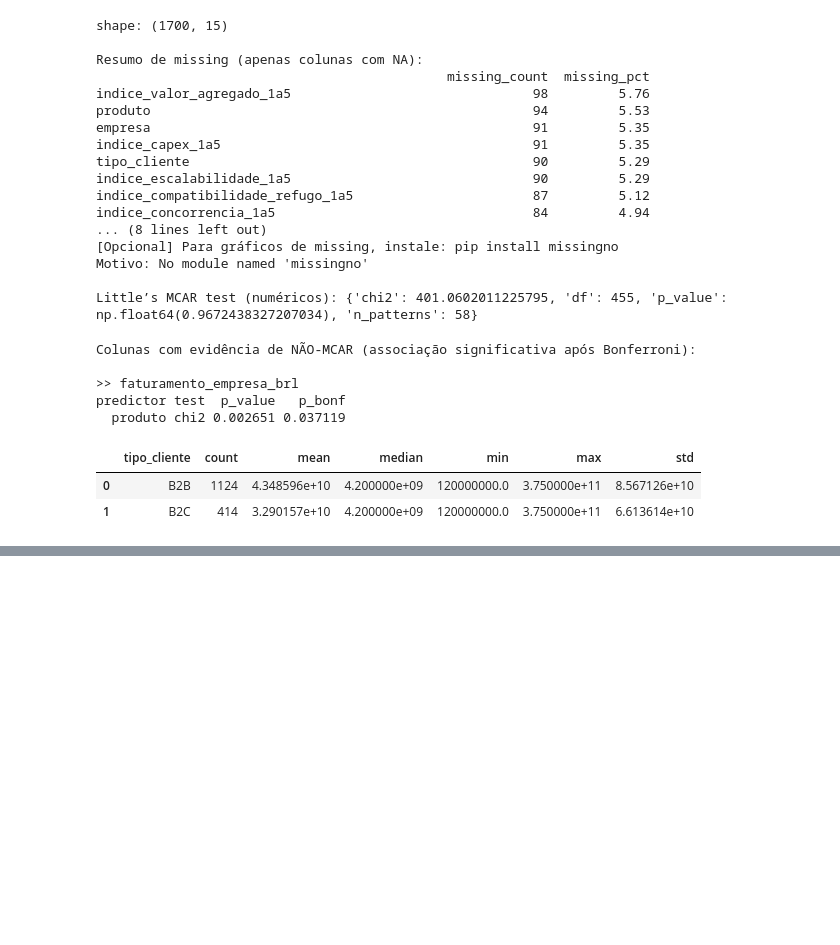
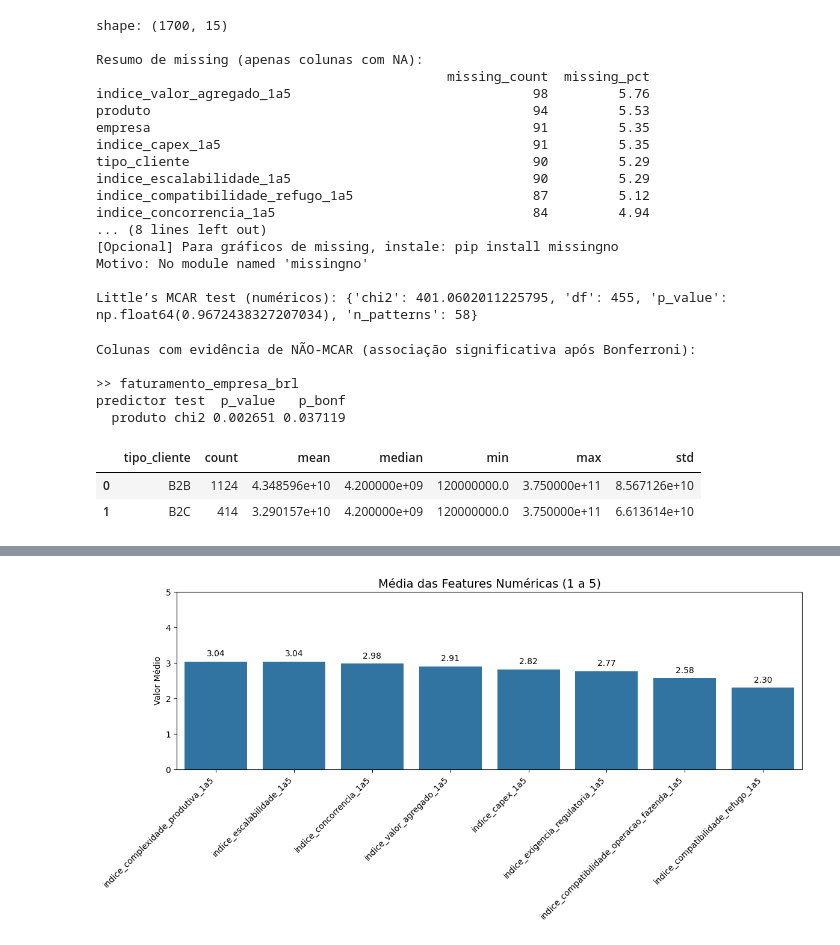
Before and after one commit to joaobaungartner/goncalves-repo-extra, a Jupyter notebook: base01/recomecando.ipynb, the cells around one changed output, grey strips where cells are left out. Cells and saved outputs as stored; diff of their text form; code cells hidden in the pictures; blank space fills up the shorter version.

Commit message:
Fix: correção de gráficos Feat: base de dados

```diff
--- a/base01/recomecando.ipynb
+++ b/base01/recomecando.ipynb
@@ -1541,0 +1378,69 @@ plt.show()
+# %%
+import pandas as pd
+import matplotlib.pyplot as plt
+import seaborn as sns
+
+# ================================
+# FEATURES NUMÉRICAS (1 a 5)
+# ================================
+features_1a5 = [
+    'indice_concorrencia_1a5',
+    'indice_valor_agregado_1a5',
+    'indice_complexidade_produtiva_1a5',
+    'indice_capex_1a5',
+    'indice_escalabilidade_1a5',
+    'indice_exigencia_regulatoria_1a5',
+    'indice_compatibilidade_refugo_1a5',
+    'indice_compatibilidade_operacao_fazenda_1a5'
+]
+
+# ================================
+# CÁLCULO DA MÉDIA E ORDENAÇÃO
+# ================================
+medias = (
+    df[features_1a5]
+    .mean()
+    .sort_values(ascending=False)
+    .reset_index()
+    .rename(columns={
+        'index': 'feature',
+        0: 'media'
+    })
+)
+
+# ================================
+# GRÁFICO
+# ================================
+plt.figure(figsize=(12, 6))
+
+ax = sns.barplot(
+    data=medias,
+    x='feature',
+    y='media'
+)
+
+plt.title('Média das Features Numéricas (1 a 5)', fontsize=14)
+plt.xlabel('')
+plt.ylabel('Valor Médio')
+plt.xticks(rotation=45, ha='right')
+plt.ylim(0, 5)
+
+# ================================
+# RÓTULOS EM CIMA DAS BARRAS
+# ================================
+for p in ax.patches:
+    valor = p.get_height()
+    ax.annotate(
+        f'{valor:.2f}',
+        (p.get_x() + p.get_width() / 2, valor),
+        ha='center',
+        va='bottom',
+        fontsize=10,
+        xytext=(0, 4),
+        textcoords='offset points'
+    )
+
+plt.tight_layout()
+plt.show()
+# %% [output]
+[figure, added]
```
Also changed, not shown: parts of 12 cells of this notebook, 2 other files.
